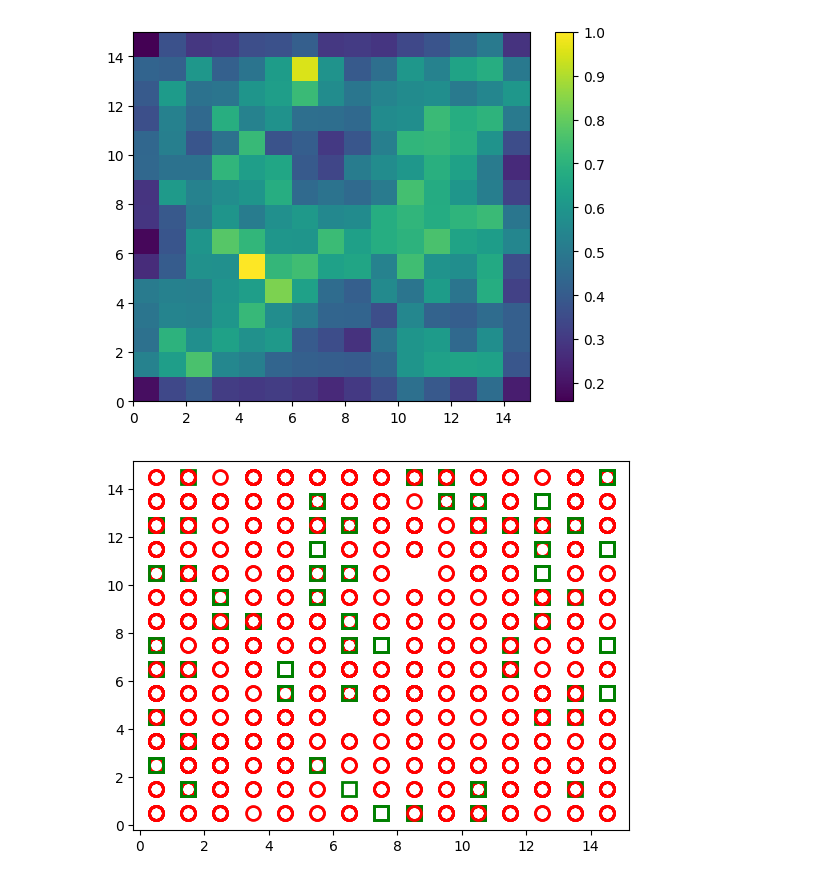
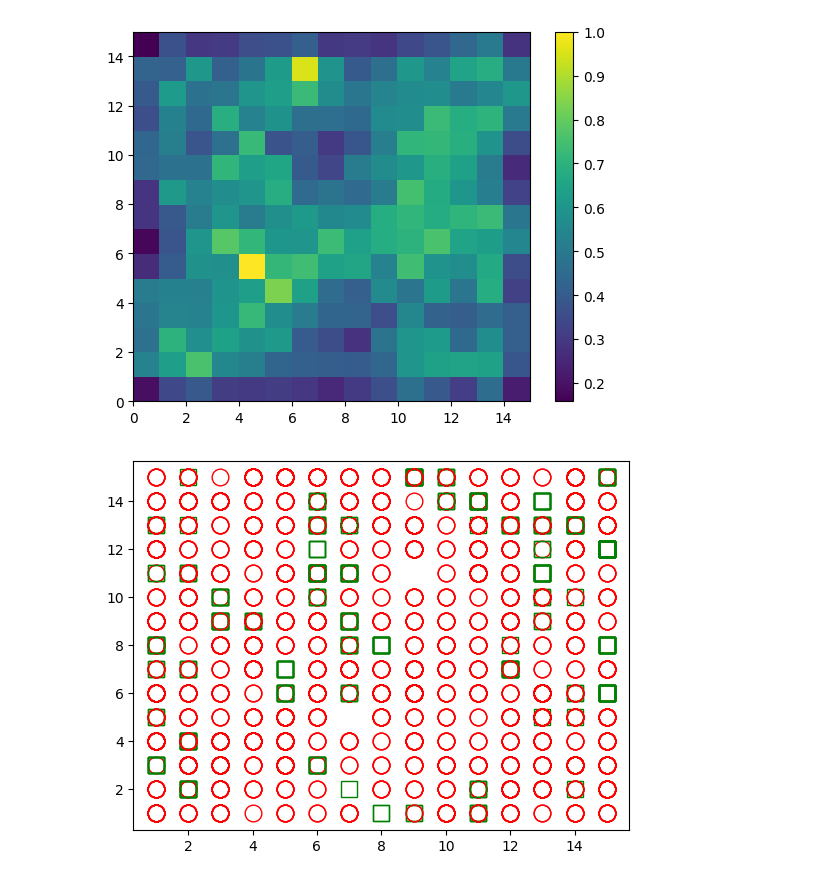
Before and after one commit to SamuelMends/deep_learning, a Jupyter notebook: credit_data_map.ipynb, the cells around one changed output. Saved outputs shown, nothing was run; the diff lists cells and outputs as text; code cells hidden in the pictures.

```diff
--- a/credit_data_map.ipynb
+++ b/credit_data_map.ipynb
@@ -32,10 +32,12 @@ colors = ['r', 'g']
 # %%
 for i, x in enumerate(X):
     w = som.winner(x)
-    plot(w[0] + 0.5, w[1] + 0.5, markers[y[i]],
-         markerfacecolor = 'None', markersize = 10,
-         markeredgecolor = colors[y[i]], markeredgewidth = 2)
+    plot(w[0] + 1 , w[1] + 1 , markers[y[i]],
+         markerfacecolor = 'None', markersize = 12,
+         markeredgecolor = colors[y[i]], markeredgewidth = 1)
 
 #Nosso for vai percorrer registro a registro na nossa base de dados, ele irá pegar qual é o neurônio vencedor de cada um desses registros e ele vai plotar no nosso gráfico (Se algum dos nossos neurônios vencedores escolher um neurônio amarelo ele é categorizado como um outlier)
+
+#O circulo representa os clientes que possuiram o crédito aprovado, verdes são o contrário.
 # %% [output]
-[figure, old version]
+[figure, new version]
```
